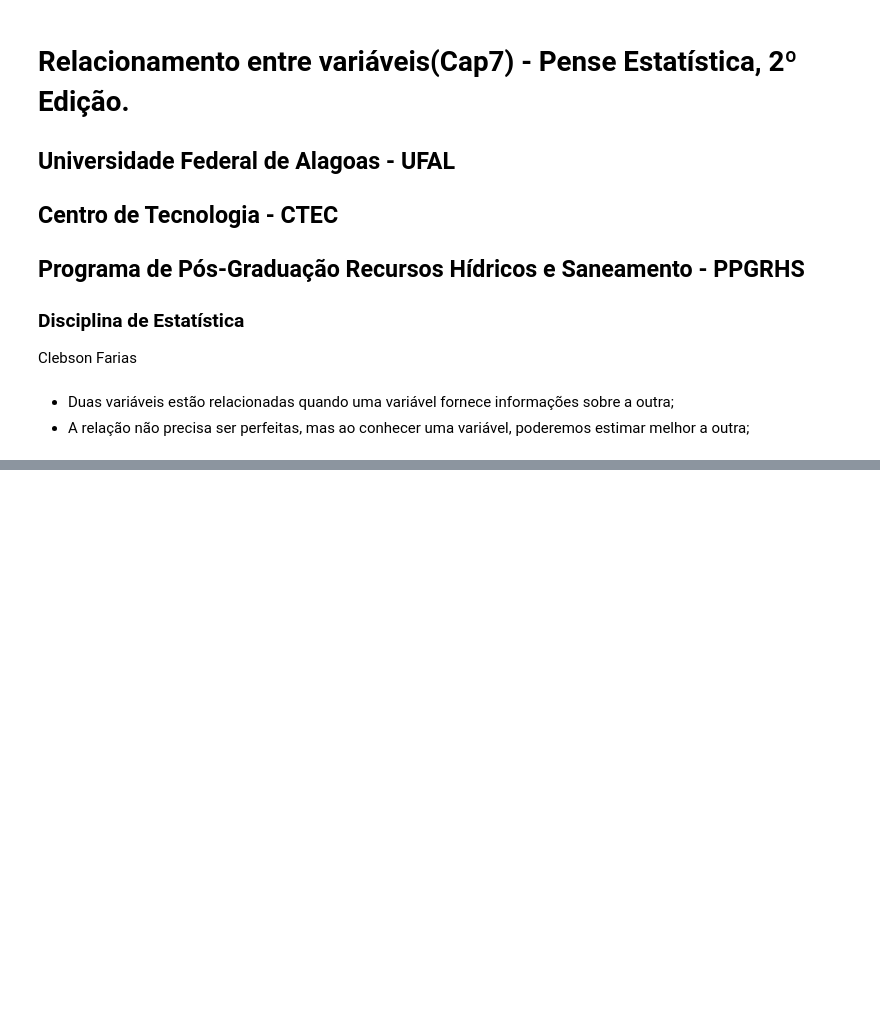
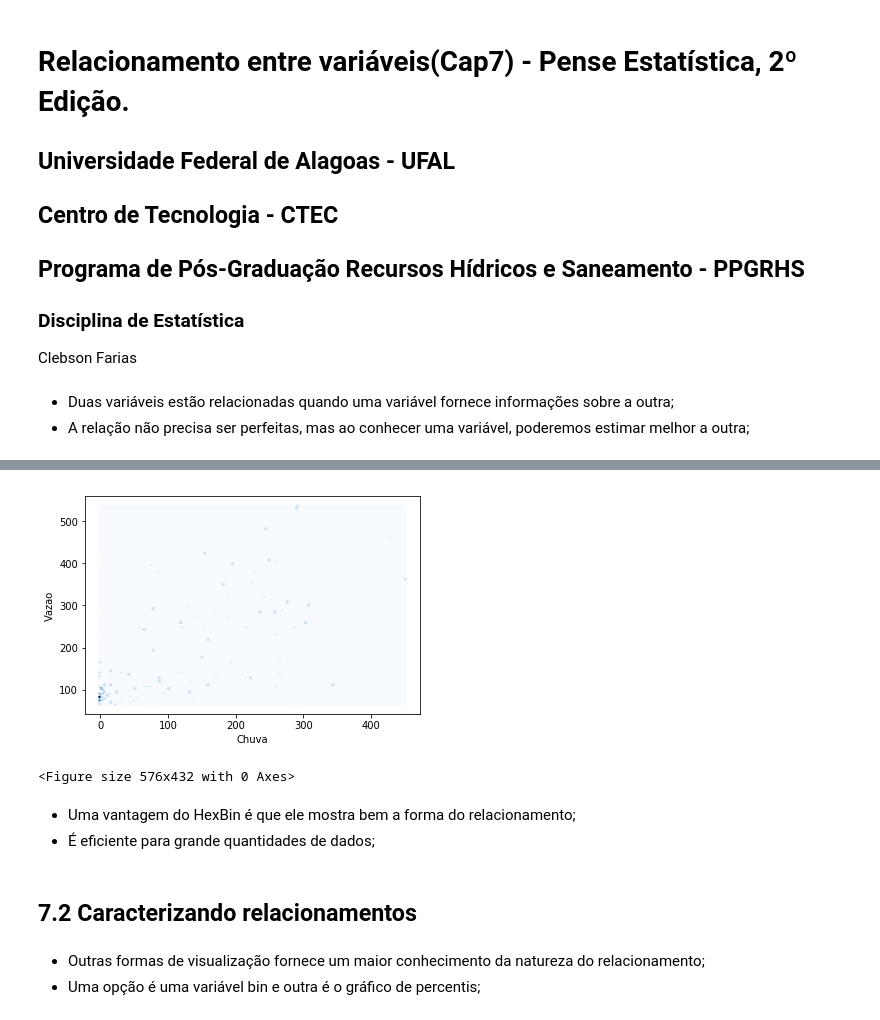
Before and after one commit to clebsonpy/ThinkStats2, a Jupyter notebook: code/Estatística/Cap7_Clebson.ipynb, the cells around one changed output, grey strips where cells are left out. Saved outputs shown, nothing was run; the diff lists cells and outputs as text; code cells hidden in the pictures; blank space fills up the shorter version.

```diff
--- a/code/Estatística/Cap7_Clebson.ipynb
+++ b/code/Estatística/Cap7_Clebson.ipynb
@@ -47,0 +58,14 @@ thinkplot.Show(xlabel='Observada', ylabel='Naturais')
+# %%
+thinkplot.HexBin(dados_chuva, dados_vazao)
+thinkplot.Show(xlabel='Chuva', ylabel='Vazao', legend=False)
+# %% [output]
+[figure, added]
+<Figure size 576x432 with 0 Axes>
+# %% [markdown]
+* Uma vantagem do HexBin é que ele mostra bem a forma do relacionamento;
+* É eficiente para grande quantidades de dados;
+# %% [markdown]
+## 7.2 Caracterizando relacionamentos
+# %% [markdown]
+* Outras formas de visualização fornece um maior conhecimento da natureza do relacionamento;
+ * Uma opção é uma variável bin e outra é o gráfico de percentis;
```
Also changed, not shown: parts of 12 cells of this notebook, 2 other files.
